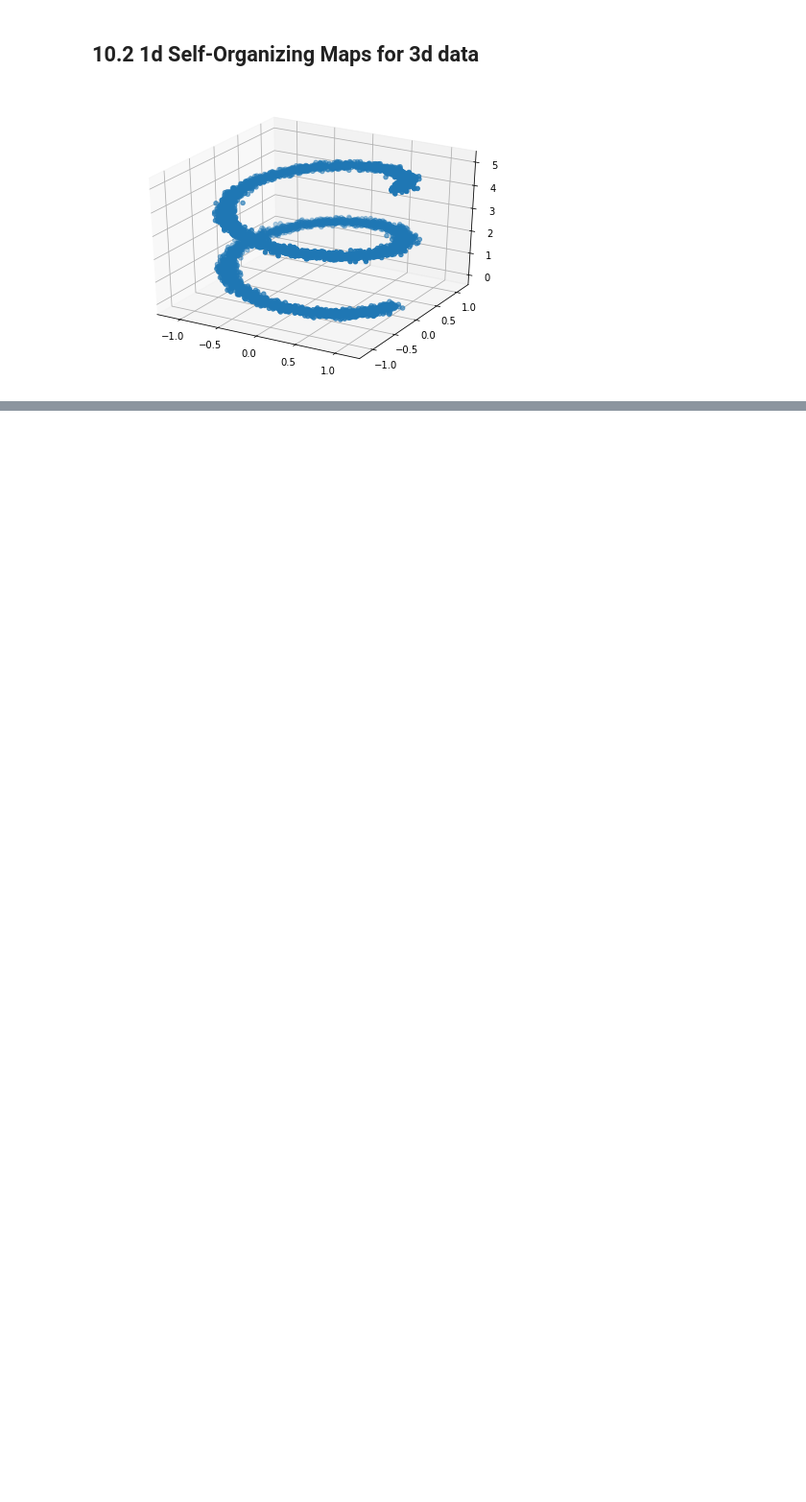
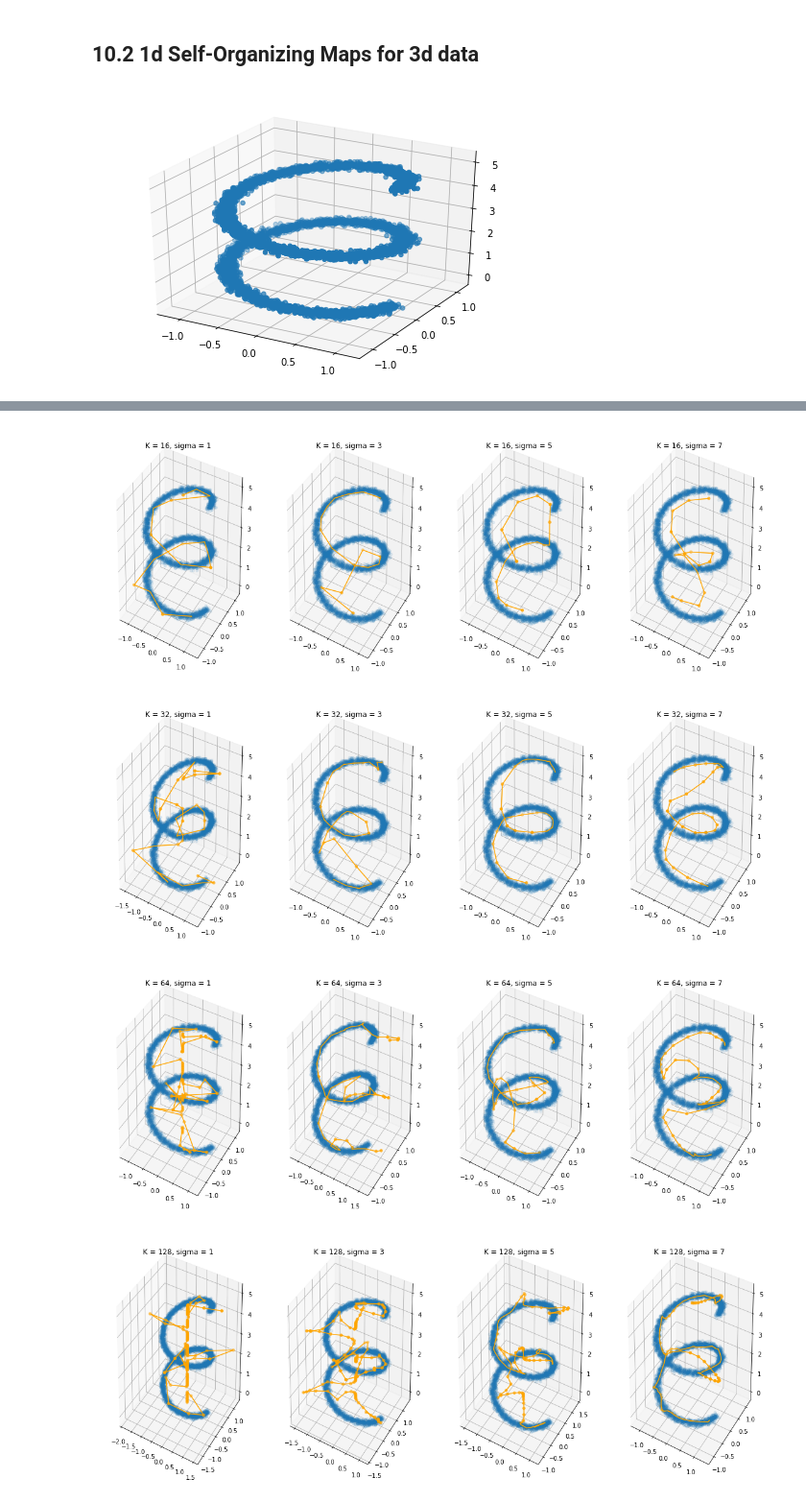
Before and after one commit to muellerfelix/mi-2, a Jupyter notebook: hw-10/HW-10.ipynb, the cells around one changed output, grey strips where cells are left out. Shown at 96% size. Cells and saved outputs as stored; diff of their text form; code cells hidden in the pictures; blank space fills up the shorter version.

```diff
--- a/hw-10/HW-10.ipynb
+++ b/hw-10/HW-10.ipynb
@@ -132,0 +120,19 @@ plt.show()
+# %%
+for ax, K in zip(axes.flatten(),[16, 32, 64, 128]):
+    j = 0
+    gs1 = gridspec.GridSpec(1, 4)
+    fig = plt.figure(figsize=(16, 6))
+    for sigma in [1,3,5,7]:
+        ps  = kohonen_map_b(spiral,K,2,sigma)
+        ax  = fig.add_subplot(gs1[j], projection='3d')
+        ax.scatter3D(spiral[:,0], spiral[:,1], spiral[:,2], alpha=0.1)
+        ax.scatter3D(ps[:,0], ps[:,1], ps[:,2], c='orange')
+        ax.plot(ps[:,0], ps[:,1], ps[:,2], c='orange')
+        plt.title("K = {}, sigma = {}".format(K,sigma))
+        j += 1
+    plt.tight_layout()
+# %% [output]
+[figure, added]
+[figure, added]
+[figure, added]
+[figure, added]
```
Also changed, not shown: parts of 16 cells of this notebook.
